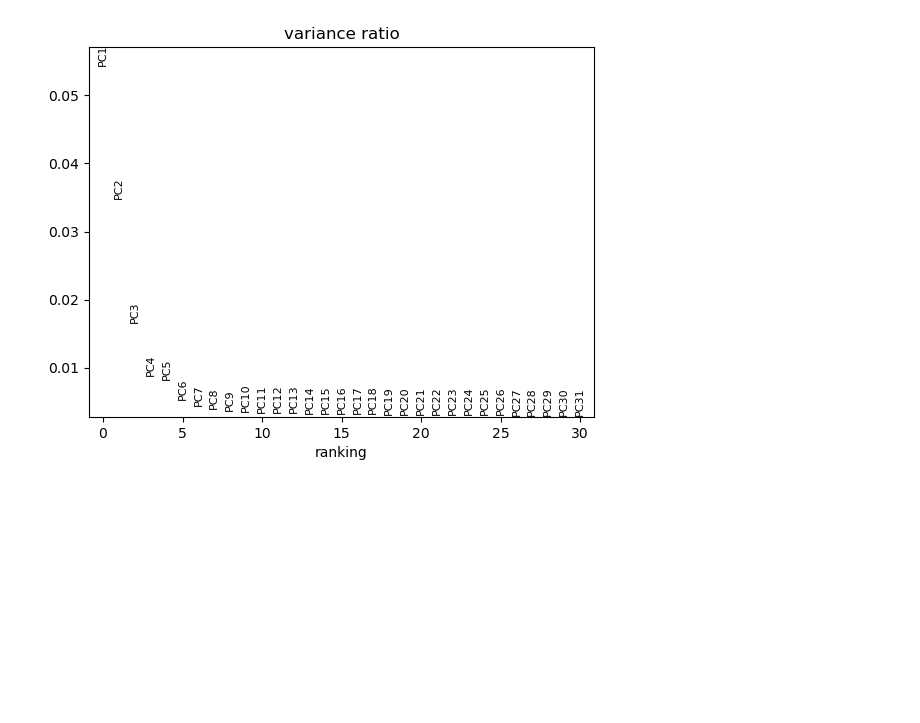
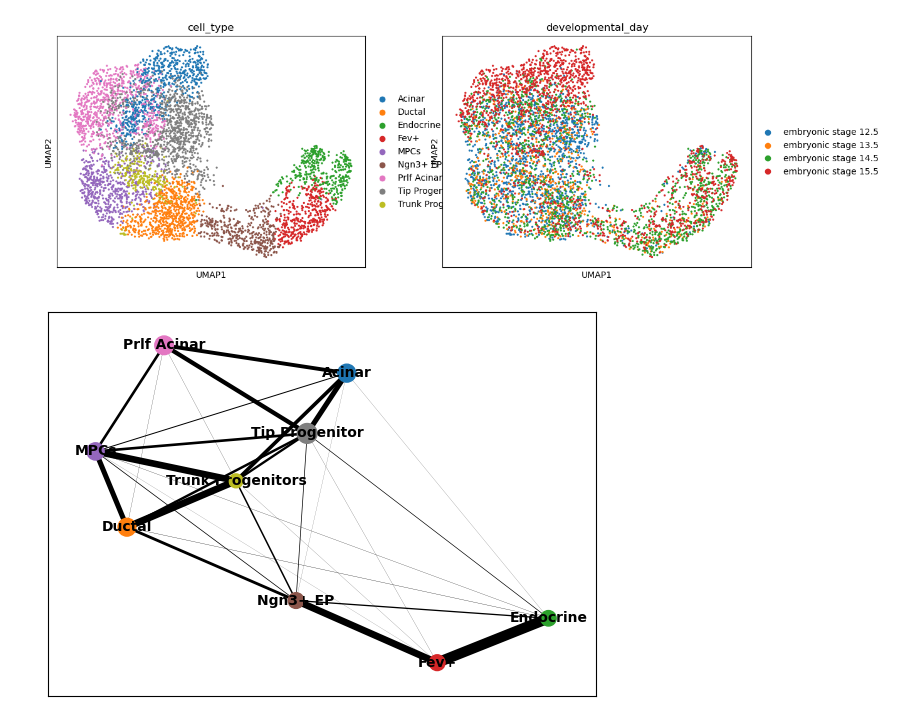
Before and after one commit to GriffinBINF/viCSHMM, a Jupyter notebook: FULL EM.ipynb, the cells around one changed output. Drawn from its saved outputs; the diff is of its cells as text; code cells hidden in the pictures; blank space fills up the shorter version.

```diff
--- a/FULL EM.ipynb
+++ b/FULL EM.ipynb
@@ -13,4 +11,9 @@ sc.tl.pca(adata, n_comps = 999)
-# %%
-sc.pl.pca_variance_ratio(adata, log=False)
-# %% [output]
-[figure, removed]
+# %%
+sc.pl.umap(adata, color = ['cell_type', 'developmental_day'])
+# %% [output]
+[figure, added]
+# %%
+sc.tl.paga(adata, groups = 'cell_type', )
+sc.pl.paga(adata)
+# %% [output]
+[figure, added]
```
Also changed, not shown: parts of 21 cells of this notebook, 8 other files.
